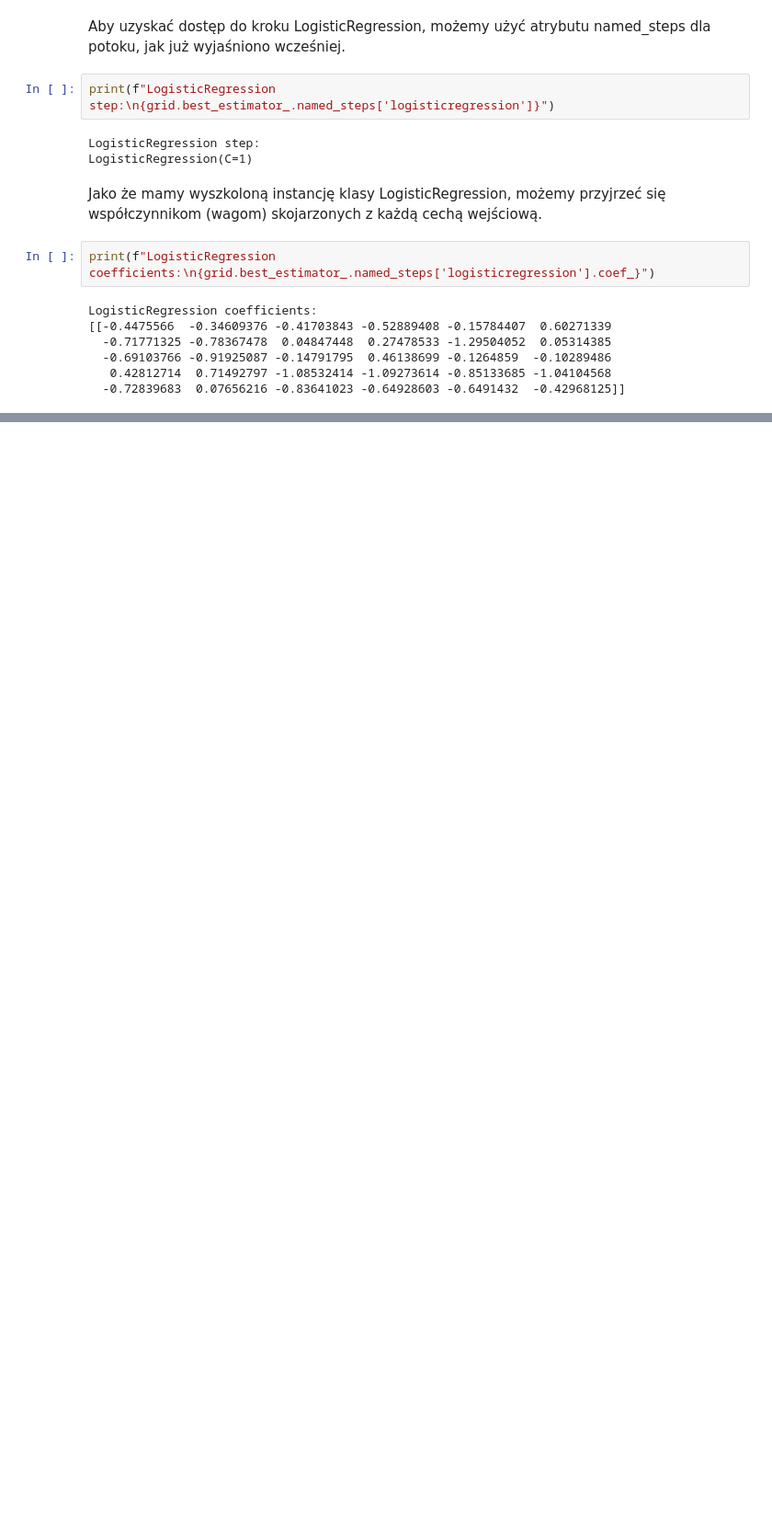
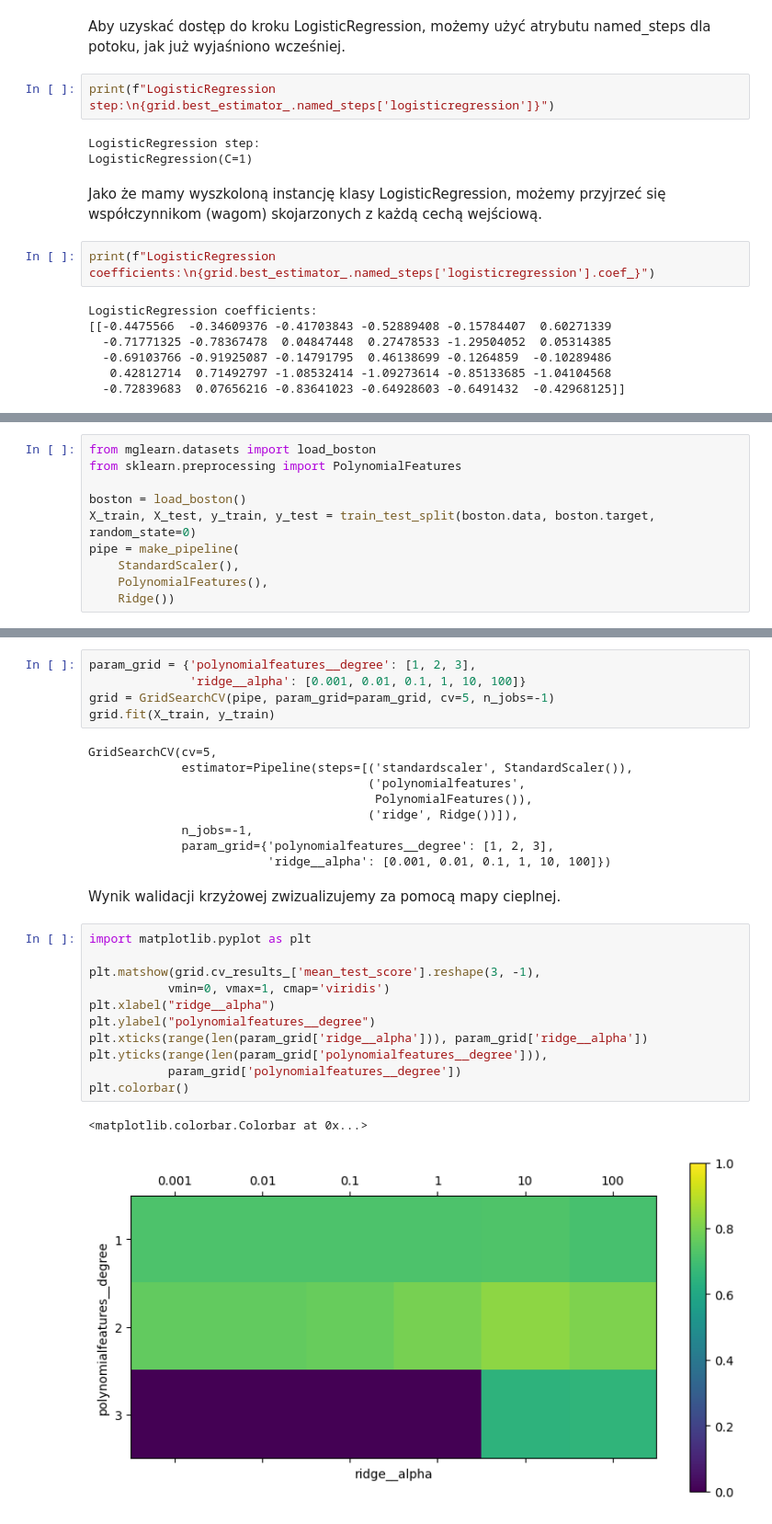
Before and after one commit to jakubtwalczak/Muller_Guido_Introduction_to_ML, a Jupyter notebook: Rozdział_6_Łańcuchy_algorytmów_i_potoki.ipynb, the cells around one changed output, grey strips where cells are left out. Shown at 92% size. Saved outputs shown, nothing was run; the diff lists cells and outputs as text; blank space fills up the shorter version.

Commit message:
Utworzono za pomocą Colab

```diff
--- a/Rozdział_6_Łańcuchy_algorytmów_i_potoki.ipynb
+++ b/Rozdział_6_Łańcuchy_algorytmów_i_potoki.ipynb
@@ -229,0 +236,10 @@ LogisticRegression coefficients:
+# %%
+from mglearn.datasets import load_boston
+from sklearn.preprocessing import PolynomialFeatures
+
+boston = load_boston()
+X_train, X_test, y_train, y_test = train_test_split(boston.data, boston.target, random_state=0)
+pipe = make_pipeline(
+    StandardScaler(),
+    PolynomialFeatures(),
+    Ridge())
@@ -229,0 +248,30 @@ LogisticRegression coefficients:
+# %%
+param_grid = {'polynomialfeatures__degree': [1, 2, 3],
+              'ridge__alpha': [0.001, 0.01, 0.1, 1, 10, 100]}
+grid = GridSearchCV(pipe, param_grid=param_grid, cv=5, n_jobs=-1)
+grid.fit(X_train, y_train)
+# %% [output]
+GridSearchCV(cv=5,
+             estimator=Pipeline(steps=[('standardscaler', StandardScaler()),
+                                       ('polynomialfeatures',
+                                        PolynomialFeatures()),
+                                       ('ridge', Ridge())]),
+             n_jobs=-1,
+             param_grid={'polynomialfeatures__degree': [1, 2, 3],
+                         'ridge__alpha': [0.001, 0.01, 0.1, 1, 10, 100]})
+# %% [markdown]
+Wynik walidacji krzyżowej zwizualizujemy za pomocą mapy cieplnej.
+# %%
+import matplotlib.pyplot as plt
+
+plt.matshow(grid.cv_results_['mean_test_score'].reshape(3, -1),
+           vmin=0, vmax=1, cmap='viridis')
+plt.xlabel("ridge__alpha")
+plt.ylabel("polynomialfeatures__degree")
+plt.xticks(range(len(param_grid['ridge__alpha'])), param_grid['ridge__alpha'])
+plt.yticks(range(len(param_grid['polynomialfeatures__degree'])),
+           param_grid['polynomialfeatures__degree'])
+plt.colorbar()
+# %% [output]
+<matplotlib.colorbar.Colorbar at 0x...>
+[figure, added]
```
Also changed, not shown: parts of 15 cells of this notebook.
